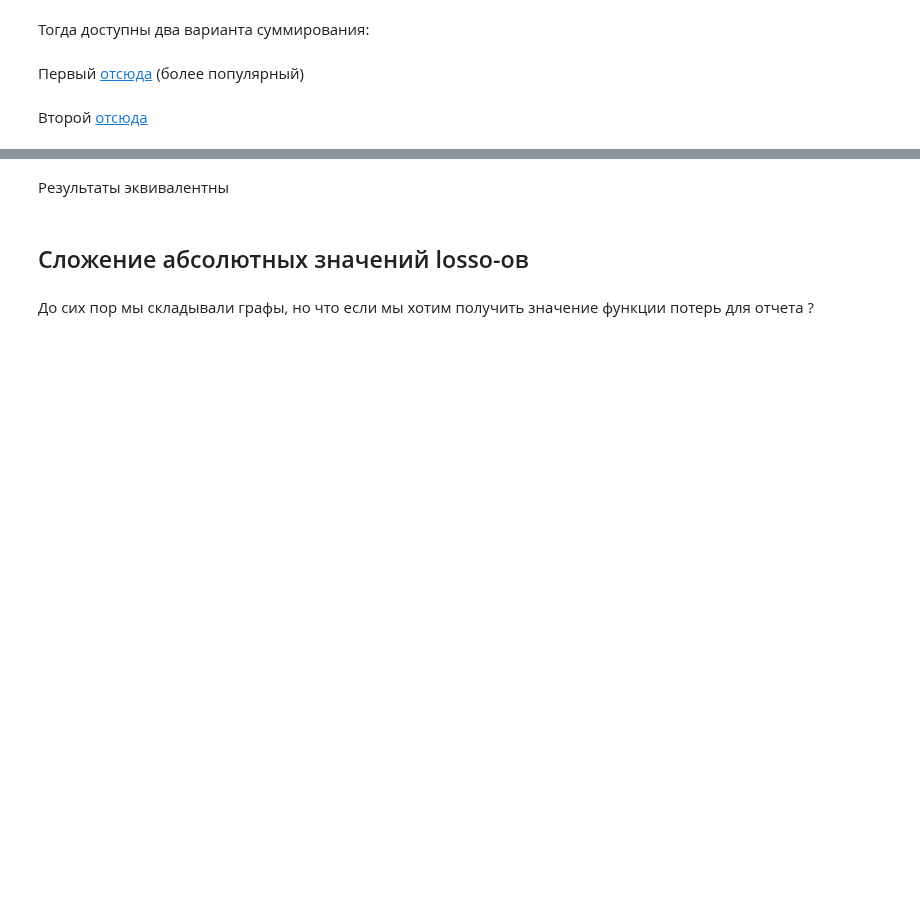
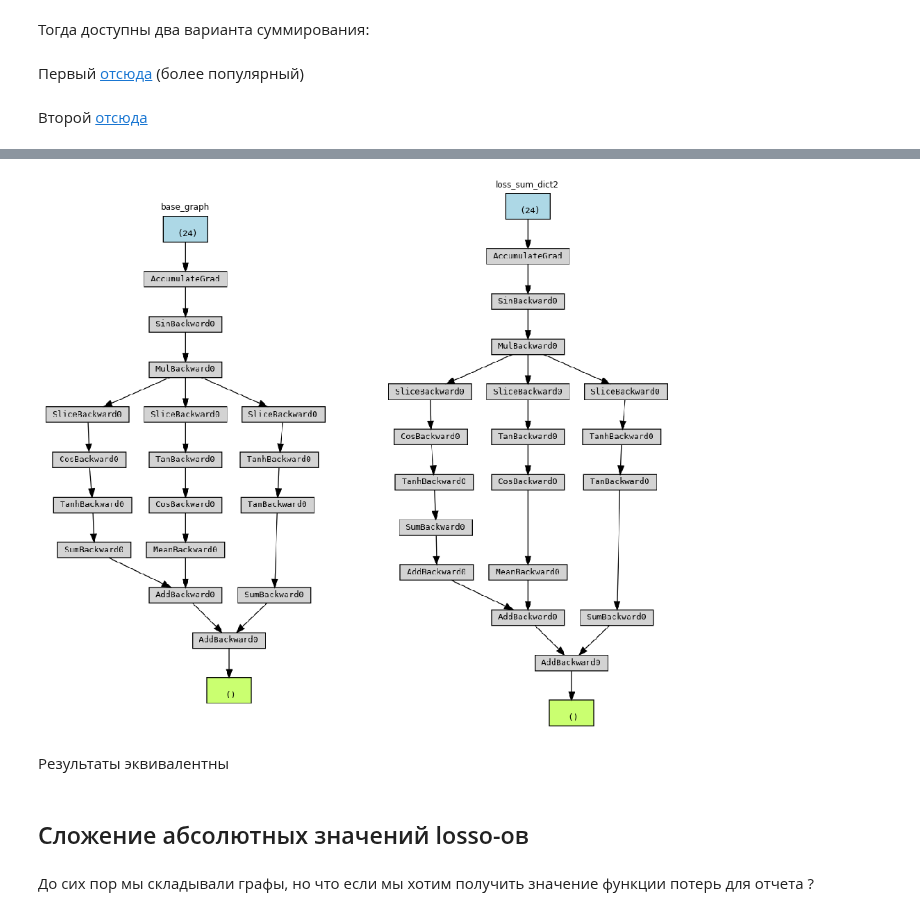
Before and after one commit to Chularev/articles, a Jupyter notebook: torch_losses_sum.ipynb, the cells around one changed output, grey strips where cells are left out. Drawn from its saved outputs; the diff is of its cells as text; code cells hidden in the pictures; blank space fills up the shorter version.

```diff
--- a/torch_losses_sum.ipynb
+++ b/torch_losses_sum.ipynb
@@ -282,3 +284,7 @@ print_graph(loss_sum2)
+# %%
+compare_with_base_graph('loss_sum_dict2')
+# %% [output]
+[figure, added]
 # %% [markdown]
 Результаты эквивалентны
 # %% [markdown]
```
Also changed, not shown: parts of 8 cells of this notebook.
